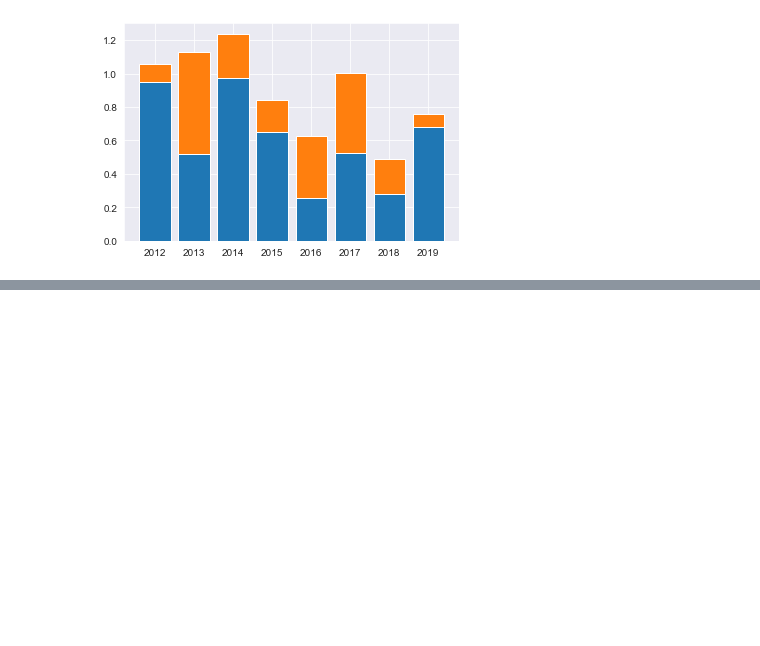
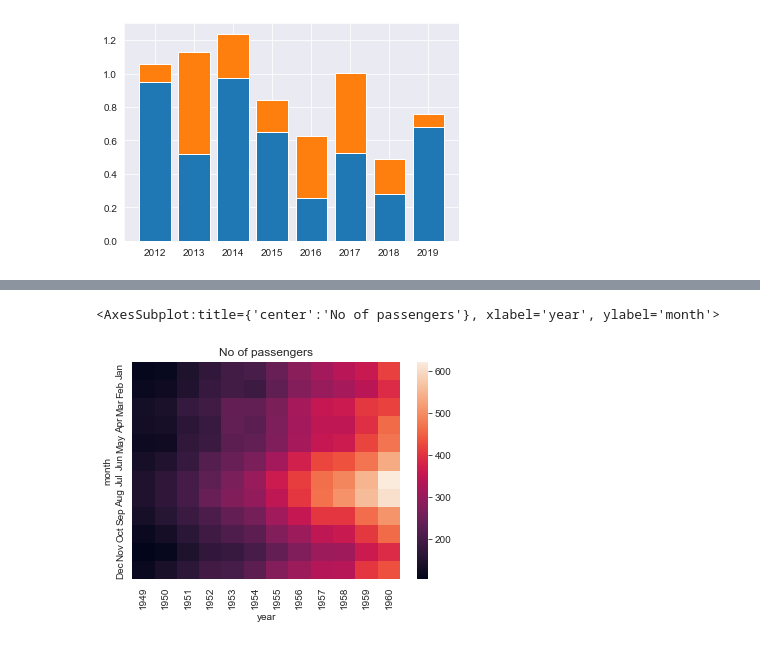
Before and after one commit to mekken2/EDA-Squad, a Jupyter notebook: Jovian_matplot_sns/Jovian_matplotlib_sns.ipynb, the cells around one changed output, grey strips where cells are left out. Cells and saved outputs as stored; diff of their text form; code cells hidden in the pictures; blank space fills up the shorter version.

```diff
--- a/Jovian_matplot_sns/Jovian_matplotlib_sns.ipynb
+++ b/Jovian_matplot_sns/Jovian_matplotlib_sns.ipynb
@@ -314,0 +339,3 @@ sns.barplot('total_bill','day',hue='smoker',data=tips_df)
+# %%
+flights_df = sns.load_dataset("flights").pivot('month','year','passengers')
+flights_df
@@ -314,0 +357,6 @@ sns.barplot('total_bill','day',hue='smoker',data=tips_df)
+# %%
+plt.title("No of passengers")
+sns.heatmap(flights_df)
+# %% [output]
+<AxesSubplot:title={'center':'No of passengers'}, xlabel='year', ylabel='month'>
+[figure, added]
```
Also changed, not shown: parts of 22 cells of this notebook.
